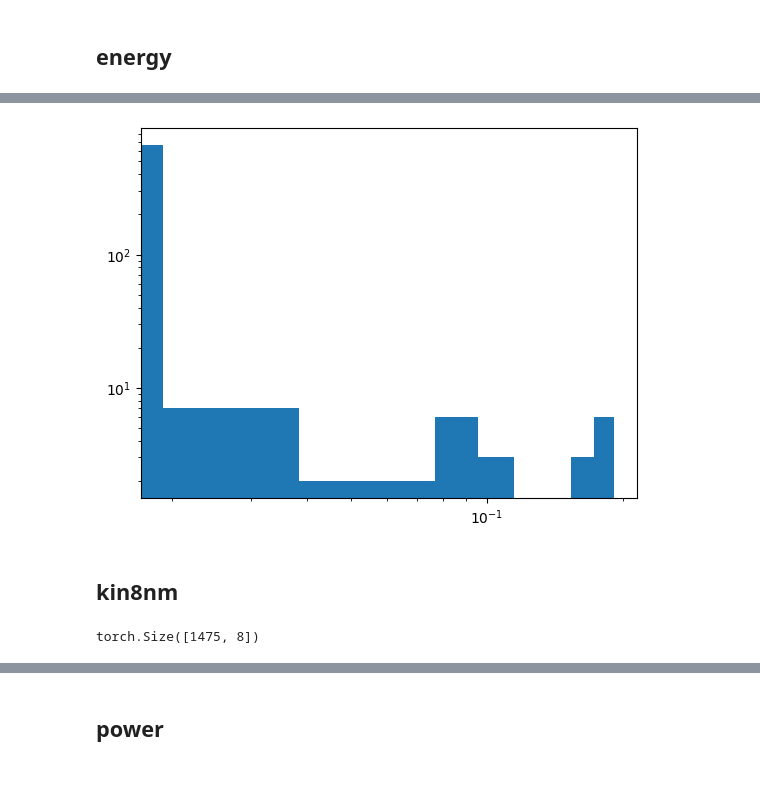
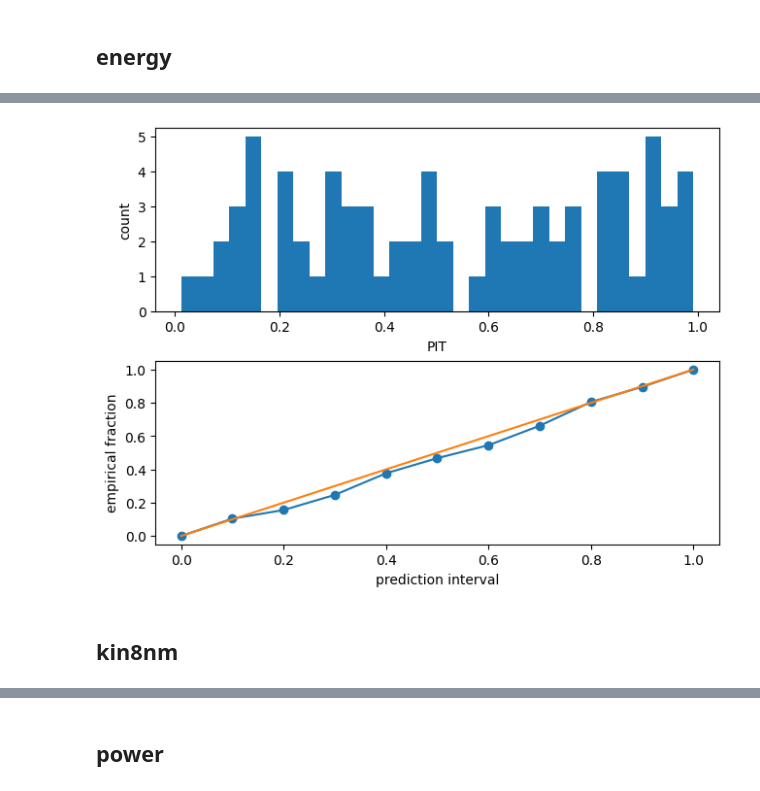
Before and after one commit to podondra/active-domain-adaptation, a Jupyter notebook: regression.ipynb, the cells around one changed output, grey strips where cells are left out. Cells and saved outputs as stored; diff of their text form; code cells hidden in the pictures.

```diff
--- a/regression.ipynb
+++ b/regression.ipynb
@@ -76,16 +45,6 @@ plt.hist(gmm_pit(*y_mdn, y_valid).squeeze(), bins=BINS);
-# %%
-_, ax = plt.subplots()
-ax.hist(y_mdn[-1].view(-1))
-ax.set_xscale("log")
-ax.set_yscale("log")
-# %% [output]
-[figure, removed]
+# %%
+calibration("energy", "nll-1-1-2518", {"neurons": 4, "hiddens": 2})
+# %% [output]
+[figure, added]
 # %% [markdown]
 ## kin8nm
-# %%
-(trainset, validset), (X_scaler, y_scaler) = get_dataset("kin8nm", 50, True, True)
-x_valid, y_valid = validset.tensors
-features = x_valid.shape[-1]
-x_valid.shape
-# %% [output]
-torch.Size([1475, 8])
```
Also changed, not shown: parts of 48 cells of this notebook, 6 other files.
